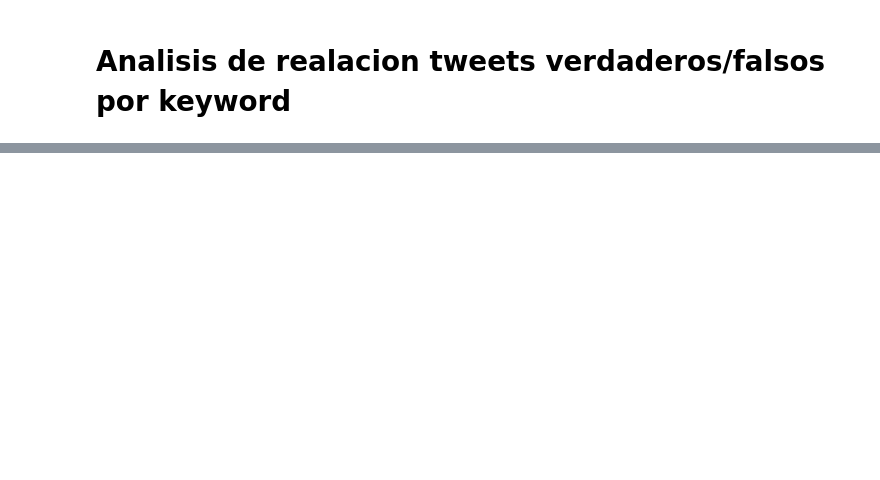
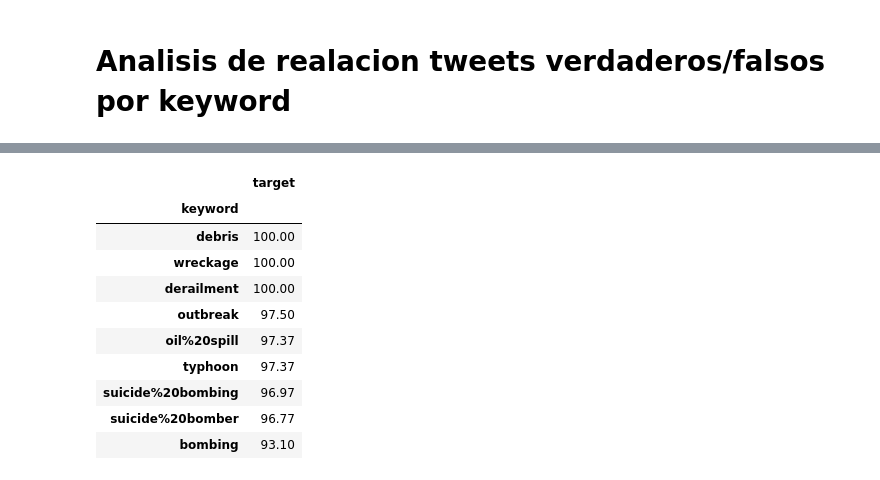
Before and after one commit to GIBelletti/TP1-7506-datos, a Jupyter notebook: TP1.ipynb, the cells around one changed output, grey strips where cells are left out. Saved outputs shown, nothing was run; the diff lists cells and outputs as text; code cells hidden in the pictures; blank space fills up the shorter version.

```diff
--- a/TP1.ipynb
+++ b/TP1.ipynb
@@ -425,0 +551,16 @@ g.set_ylabel("Porcentaje de veracidad (%)", fontsize=14)
+# %%
+grupo_por_keyword = tweets_original.groupby(['keyword']).agg({'target':porcentaje_veracidad})
+top10_keywords_veraces = grupo_por_keyword.sort_values(['target'], ascending=False).iloc[0:9]
+top10_keywords_veraces
+# %% [output]
+|  | target |
+| keyword |  |
+| debris | 100.00 |
+| wreckage | 100.00 |
+| derailment | 100.00 |
+| outbreak | 97.50 |
+| oil%20spill | 97.37 |
+| typhoon | 97.37 |
+| suicide%20bombing | 96.97 |
+| suicide%20bomber | 96.77 |
+| bombing | 93.10 |
```
Also changed, not shown: parts of 28 cells of this notebook.
